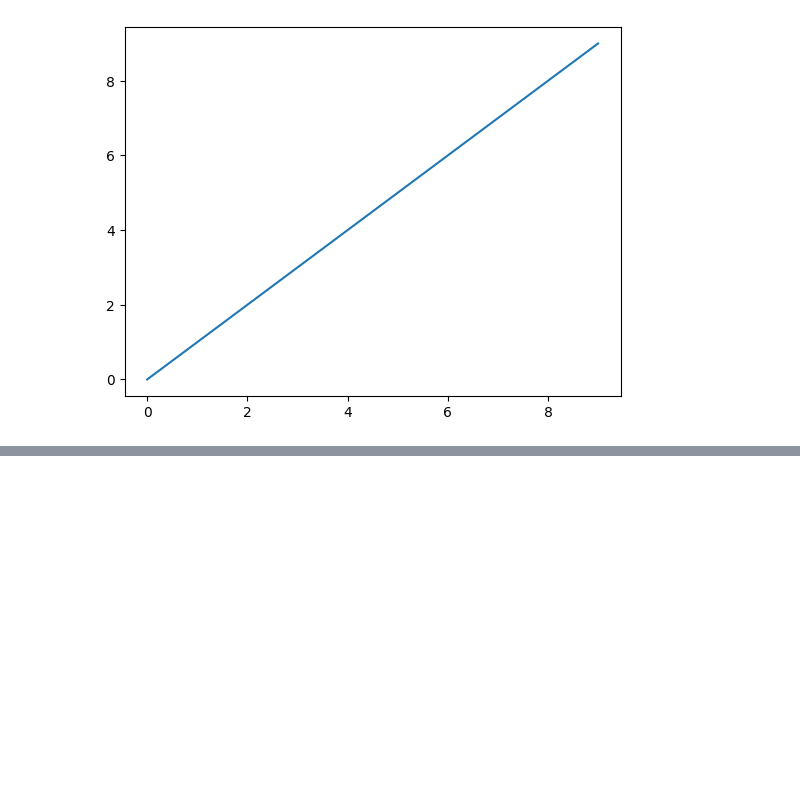
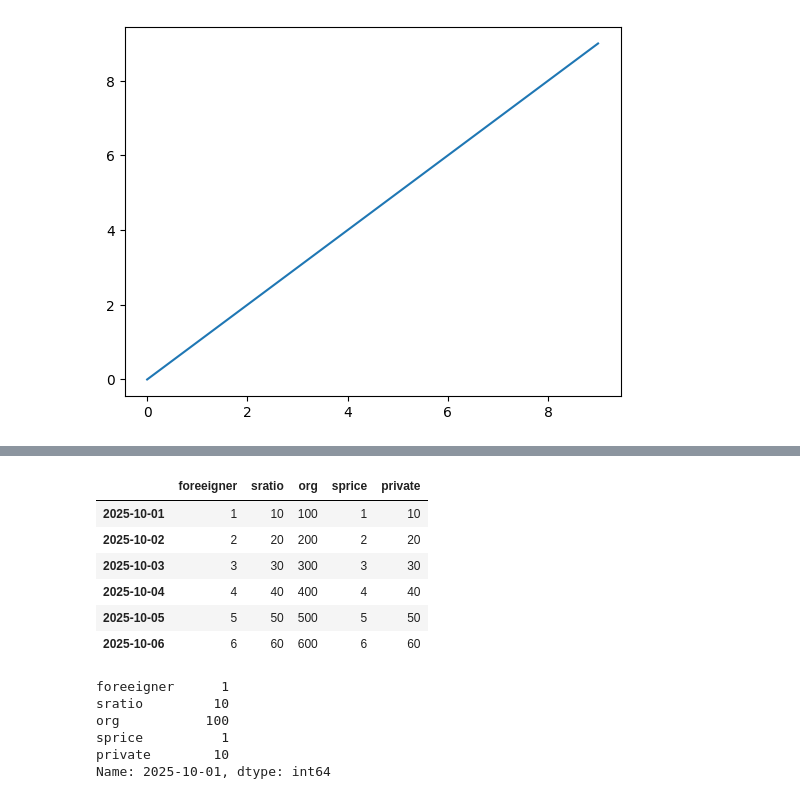
Before and after one commit to richdadtechtree/python20251021, a Jupyter notebook: demopandas.ipynb, the cells around one changed output, grey strips where cells are left out. Saved outputs shown, nothing was run; the diff lists cells and outputs as text; code cells hidden in the pictures; blank space fills up the shorter version.

```diff
--- a/demopandas.ipynb
+++ b/demopandas.ipynb
@@ -13,0 +63,23 @@ plt.plot(np.arange(10))
+# %%
+frame3 =DataFrame(data=data,
+    index=["2025-10-01", "2025-10-02", "2025-10-03", "2025-10-04", "2025-10-05", "2025-10-06"])
+
+frame3
+# %% [output]
+|  | foreeigner | sratio | org | sprice | private |
+| 2025-10-01 | 1 | 10 | 100 | 1 | 10 |
+| 2025-10-02 | 2 | 20 | 200 | 2 | 20 |
+| 2025-10-03 | 3 | 30 | 300 | 3 | 30 |
+| 2025-10-04 | 4 | 40 | 400 | 4 | 40 |
+| 2025-10-05 | 5 | 50 | 500 | 5 | 50 |
+| 2025-10-06 | 6 | 60 | 600 | 6 | 60 |
+# %%
+#웹 데이터를 슬라이싱: location
+frame3.loc["2025-10-01"]
+# %% [output]
+foreeigner      1
+sratio         10
+org           100
+sprice          1
+private        10
+Name: 2025-10-01, dtype: int64
```
Also changed, not shown: parts of 13 cells of this notebook, 9 other files.
